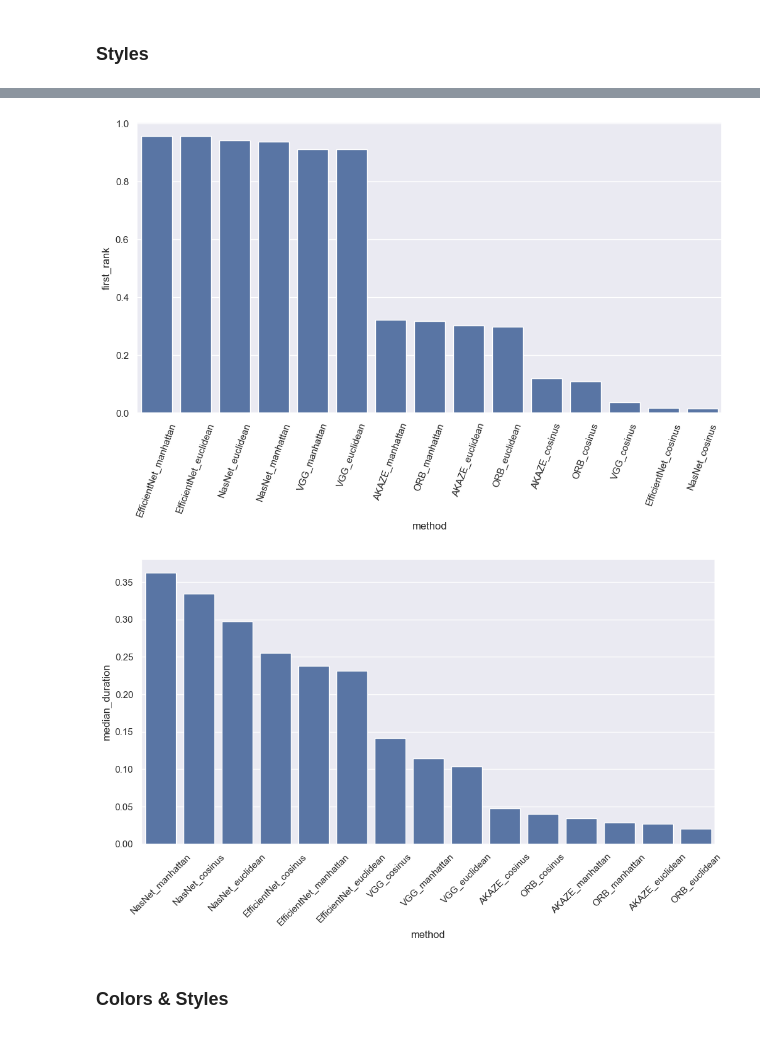
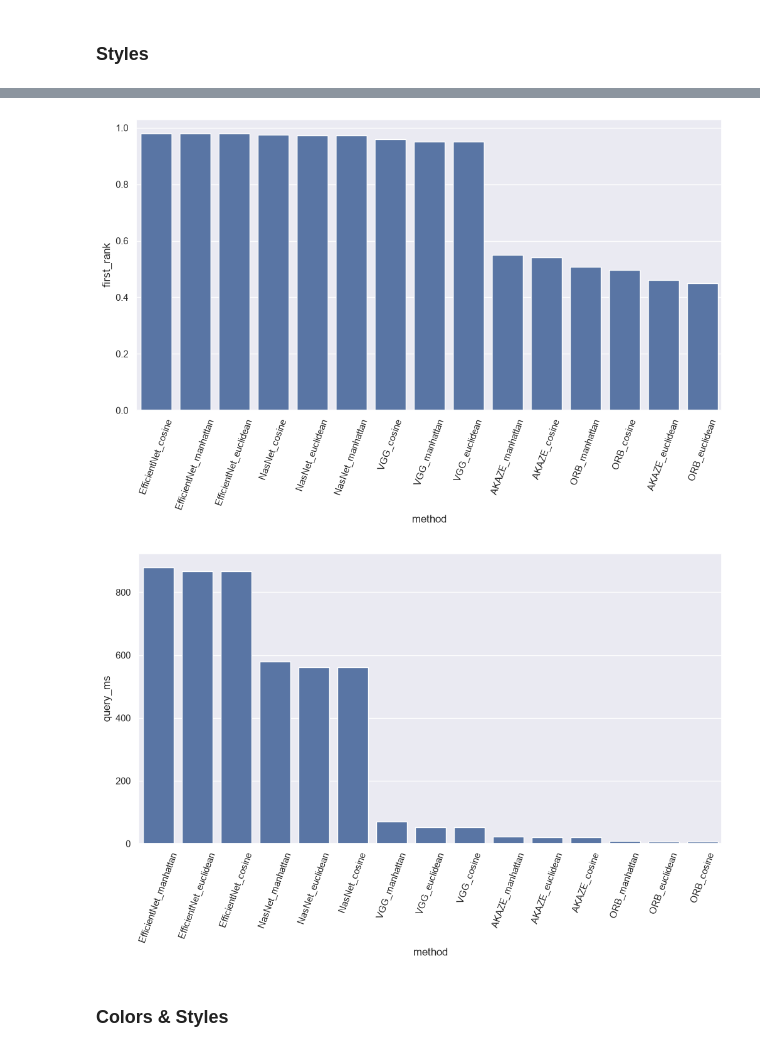
Before and after one commit to schalappe/content-based-image-retrieval, a Jupyter notebook: notebooks/1.0-evaluation.ipynb, the cells around one changed output, grey strips where cells are left out. Saved outputs shown, nothing was run; the diff lists cells and outputs as text; code cells hidden in the pictures.

Commit message:
docs: regenerate evaluation results after fixes

```diff
--- a/notebooks/1.0-evaluation.ipynb
+++ b/notebooks/1.0-evaluation.ipynb
@@ -186,6 +172,6 @@ plt.show()
 # %% [markdown]
 ### Styles
 # %%
-evaluation_style = evaluation(gt_column="gt_style", pred_column="styles")
+evaluation_style = evaluation("style")
 Markdown(str(evaluation_style))
 # %% [output]
@@ -209,5 +195,3 @@ Markdown(str(evaluation_style))
 # %%
-sns.barplot(data=evaluation_style.sort("map", descending=True), x="method", y="map")
-plt.xticks(rotation=70)
-plt.show()
+plot(evaluation_style, "map@5")
 # %% [output]
@@ -215,5 +199,3 @@ plt.show()
 # %%
-sns.barplot(data=evaluation_style.sort("mrr", descending=True), x="method", y="mrr")
-plt.xticks(rotation=70)
-plt.show()
+plot(evaluation_style, "mrr@5")
 # %% [output]
@@ -221,15 +203,11 @@ plt.show()
 # %%
-sns.barplot(data=evaluation_style.sort("first_rank", descending=True), x="method", y="first_rank")
-plt.xticks(rotation=70)
-plt.show()
+plot(evaluation_style, "first_rank")
 # %% [output]
-[figure, old version]
+[figure, new version]
 # %%
-sns.barplot(data=evaluation_style.sort("median_duration", descending=True), x="method", y="median_duration")
-plt.xticks(rotation=45)
-plt.show()
+plot(evaluation_style, "query_ms")
 # %% [output]
-[figure, old version]
+[figure, new version]
 # %% [markdown]
 ### Colors & Styles
 # %%
```
Also changed, not shown: parts of 26 cells of this notebook, 2 other files.
